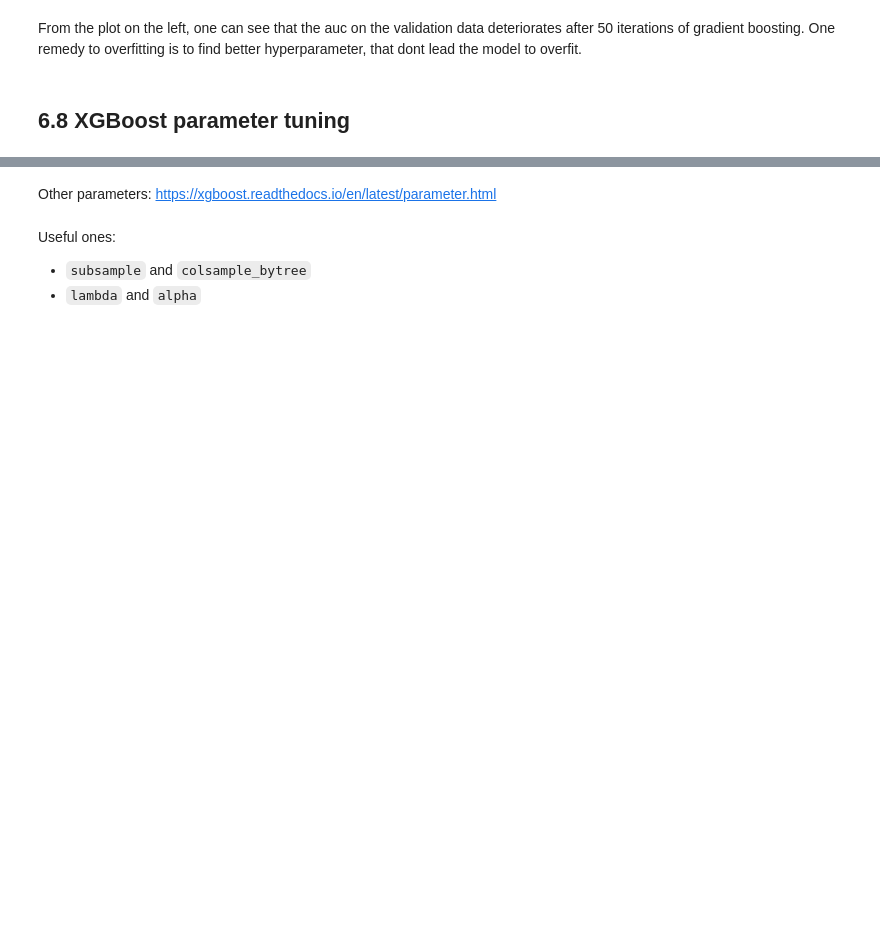
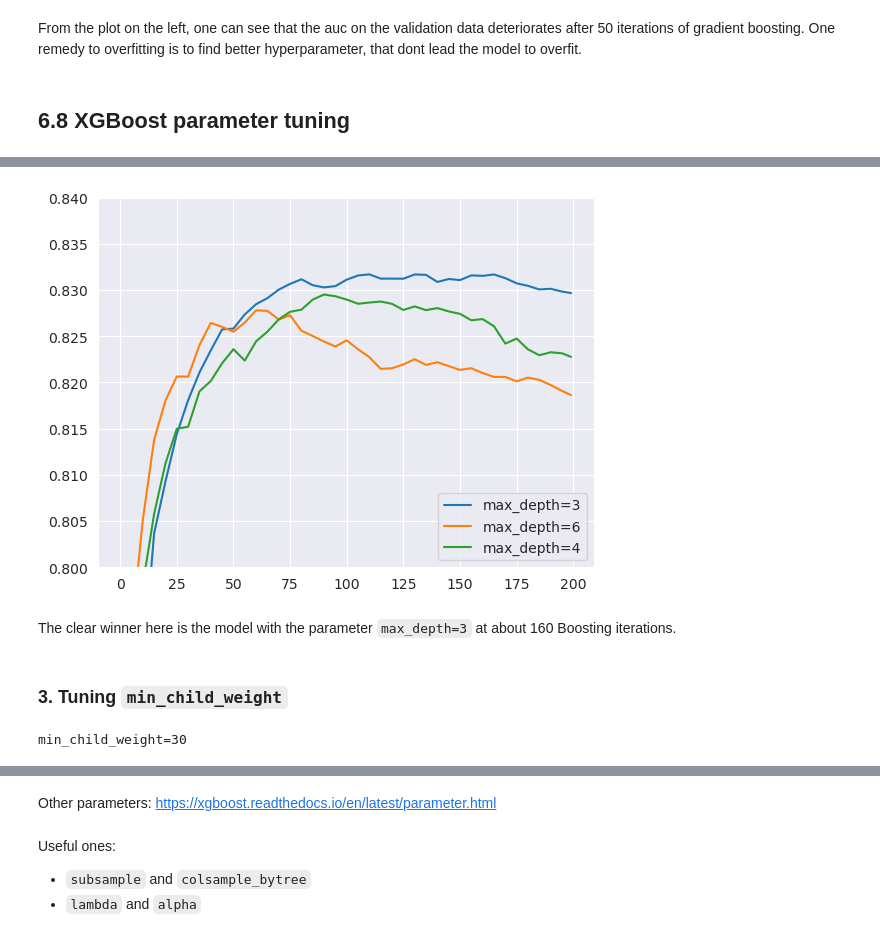
Before and after one commit to joweyel/ml-zoomcamp-material, a Jupyter notebook: 06-trees/code/section6-notebook.ipynb, the cells around one changed output, grey strips where cells are left out. Drawn from its saved outputs; the diff is of its cells as text; code cells hidden in the pictures; blank space fills up the shorter version.

```diff
--- a/06-trees/code/section6-notebook.ipynb
+++ b/06-trees/code/section6-notebook.ipynb
@@ -1273,0 +1390,12 @@ Tuning the following parameters:
+# %%
+for max_depth, df_score in scores.items():
+    plt.plot(df_score["num_iter"], df_score["val_auc"], label=max_depth)
+plt.legend(loc="lower right")
+plt.ylim(0.8, 0.84)
+plt.show()
+# %% [output]
+[figure, added]
+# %% [markdown]
+The clear winner here is the model with the parameter `max_depth=3` at about 160 Boosting iterations.
+# %% [markdown]
+### 3. Tuning `min_child_weight`
@@ -1273,0 +1426,5 @@ Tuning the following parameters:
+# %%
+key = f"min_child_weight={str(xgb_params['min_child_weight'])}"
+scores[key] = parse_xgb_output(output)
+# %% [output]
+min_child_weight=30
```
Also changed, not shown: parts of 52 cells of this notebook, 2 other files.
